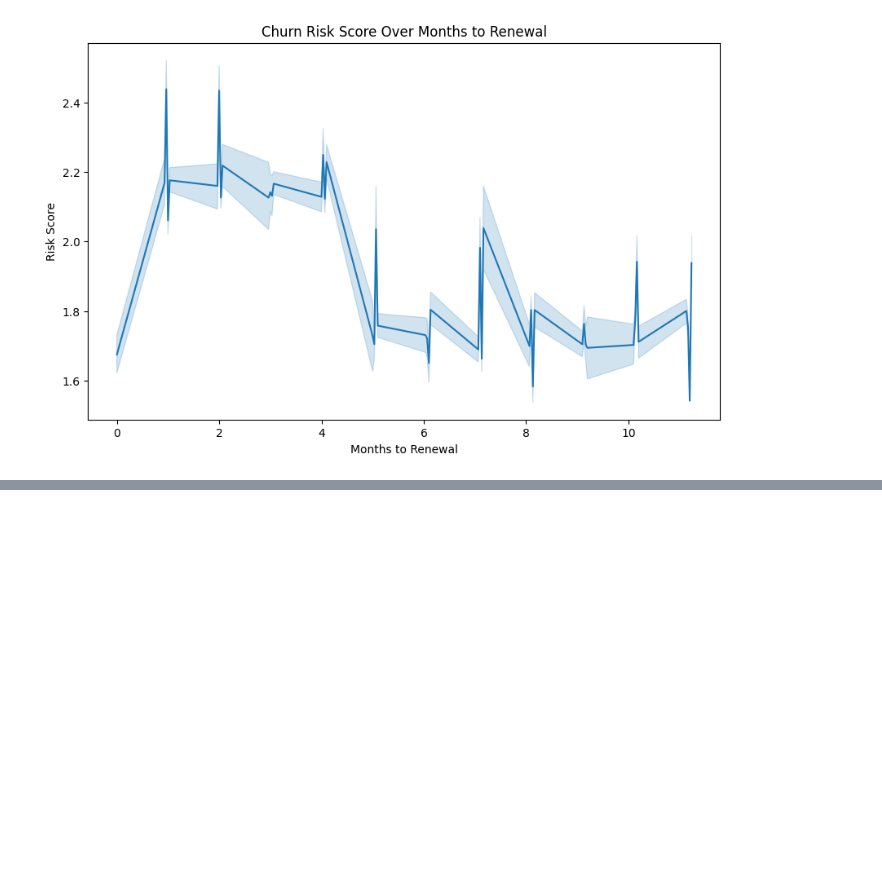
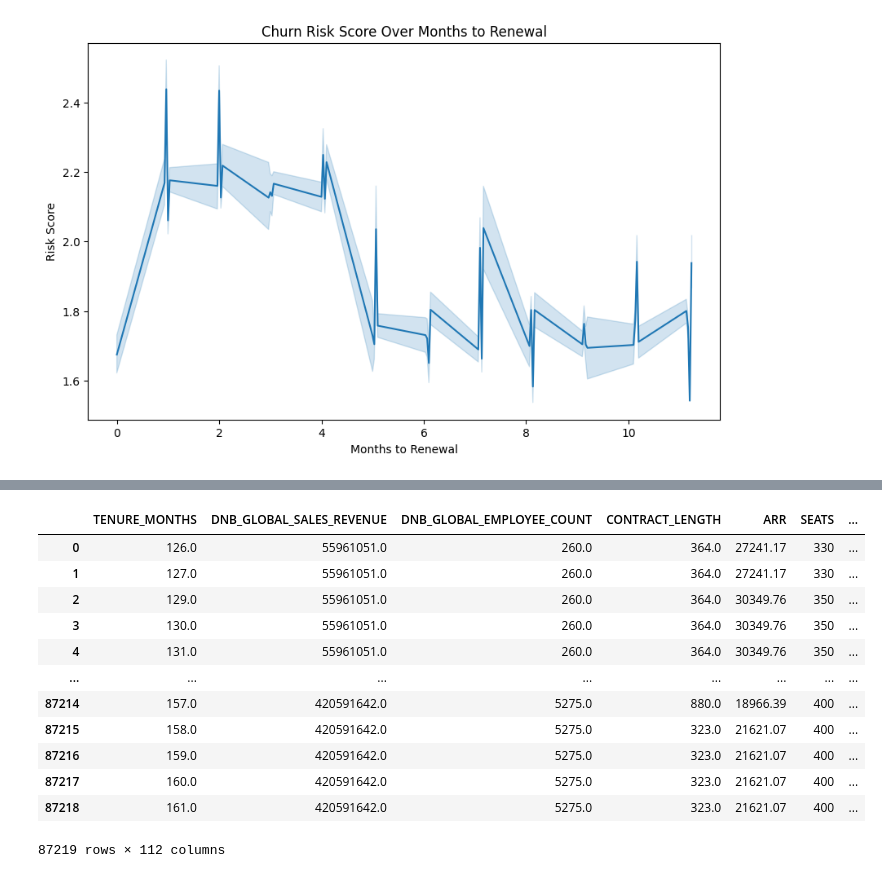
Before and after one commit to ot-babs/MLE-Churn_Prediction, a Jupyter notebook: churn_predicition.ipynb, the cells around one changed output, grey strips where cells are left out. Drawn from its saved outputs; the diff is of its cells as text; code cells hidden in the pictures; blank space fills up the shorter version.

```diff
--- a/churn_predicition.ipynb
+++ b/churn_predicition.ipynb
@@ -605,0 +602,18 @@ dataset_with_scores.to_csv('dataset_with_scores')
+# %%
+# Reset the index of the DataFrame
+X_cleaned_filtered_v2 = X_cleaned_filtered.reset_index(drop=True)
+X_cleaned_filtered_v2
+# %% [output]
+|  | TENURE_MONTHS | DNB_GLOBAL_SALES_REVENUE | DNB_GLOBAL_EMPLOYEE_COUNT | CONTRACT_LENGTH | ARR | SEATS | ... |
+| 0 | 126.0 | 55961051.0 | 260.0 | 364.0 | 27241.17 | 330 | ... |
+| 1 | 127.0 | 55961051.0 | 260.0 | 364.0 | 27241.17 | 330 | ... |
+| 2 | 129.0 | 55961051.0 | 260.0 | 364.0 | 30349.76 | 350 | ... |
+| 3 | 130.0 | 55961051.0 | 260.0 | 364.0 | 30349.76 | 350 | ... |
+| 4 | 131.0 | 55961051.0 | 260.0 | 364.0 | 30349.76 | 350 | ... |
+| ... | ... | ... | ... | ... | ... | ... | ... |
+| 87214 | 157.0 | 420591642.0 | 5275.0 | 880.0 | 18966.39 | 400 | ... |
+| 87215 | 158.0 | 420591642.0 | 5275.0 | 323.0 | 21621.07 | 400 | ... |
+| 87216 | 159.0 | 420591642.0 | 5275.0 | 323.0 | 21621.07 | 400 | ... |
+| 87217 | 160.0 | 420591642.0 | 5275.0 | 323.0 | 21621.07 | 400 | ... |
+| 87218 | 161.0 | 420591642.0 | 5275.0 | 323.0 | 21621.07 | 400 | ... |
+87219 rows × 112 columns
```
Also changed, not shown: parts of 15 cells of this notebook, 2 other files.
